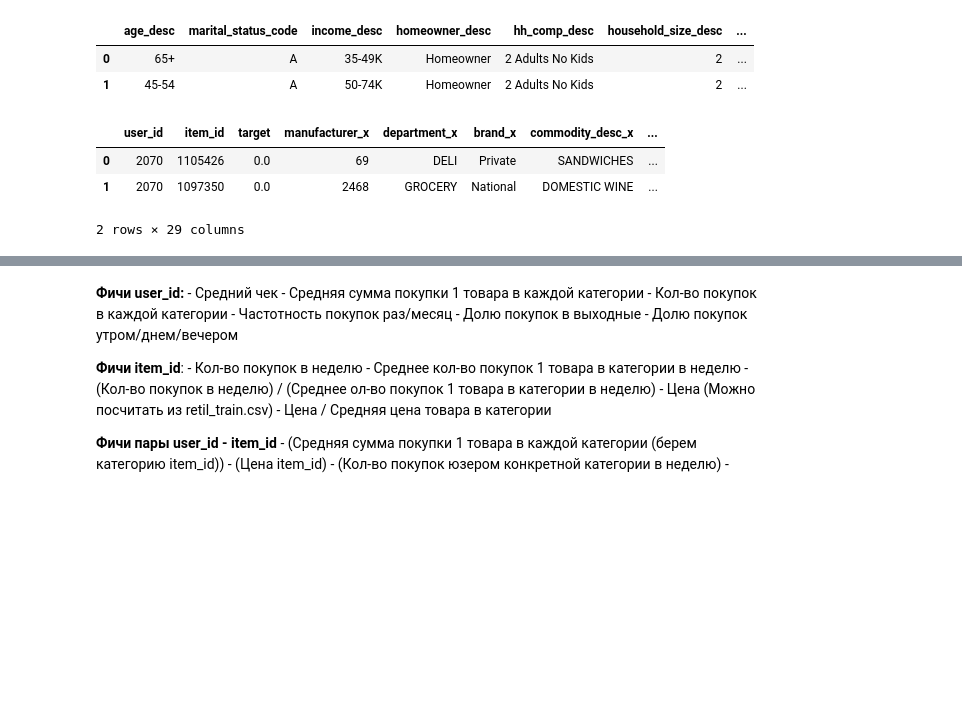
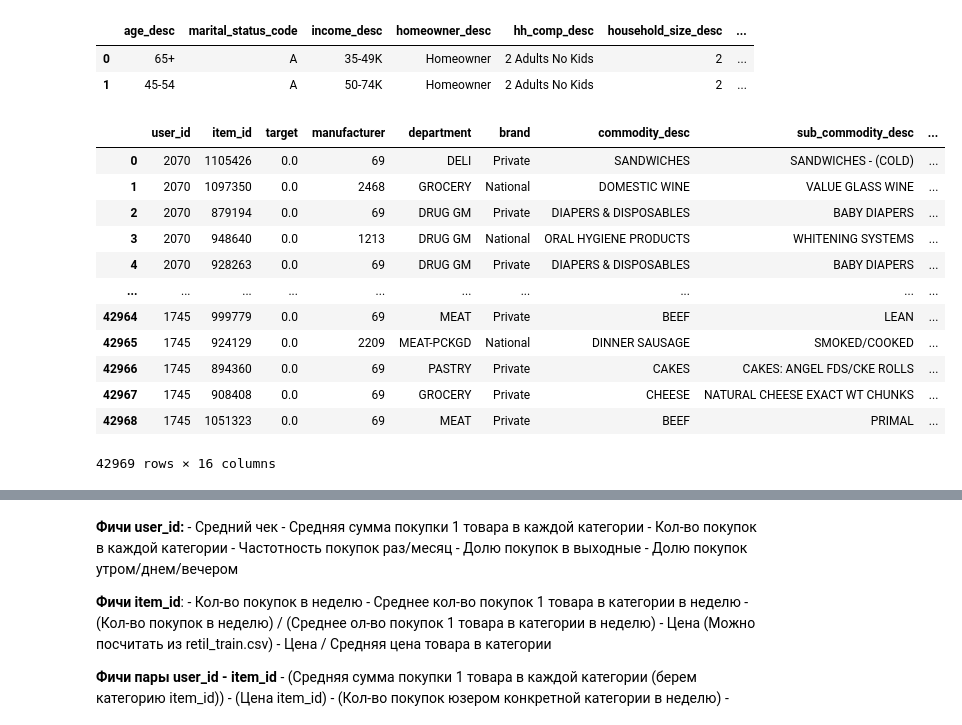
Before and after one commit to NickHlzv/Reccomend_system, a Jupyter notebook: webinar_6/webinar_6.ipynb, the cells around one changed output, grey strips where cells are left out. Saved outputs shown, nothing was run; the diff lists cells and outputs as text; code cells hidden in the pictures; blank space fills up the shorter version.

```diff
--- a/webinar_6/webinar_6.ipynb
+++ b/webinar_6/webinar_6.ipynb
@@ -51,9 +51,9 @@ from src.recommenders import MainRecommender
 # %% [markdown]
 ## Read data
 # %%
-data = pd.read_csv('data/retail_train.csv')
-item_features = pd.read_csv('data/product.csv')
-user_features = pd.read_csv('data/hh_demographic.csv')
+data = pd.read_csv('../data/retail_train.csv')
+item_features = pd.read_csv('../data/product.csv')
+user_features = pd.read_csv('../data/hh_demographic.csv')
 # %% [markdown]
 # Process features dataset
 # %%
@@ -214,3 +213,7 @@ N_PREDICT = 50
+# %%
+# N = Neighbors
+# Тут ставлю 20 чтобы ноутбук быстрее собирался. Мне так удобнее ДЗ выполнять
+N_PREDICT = 20
 # %%
 %%time
 # для понятности расписано все в строчку, без функций, ваша задача уметь оборачивать все это в функции
@@ -376,10 +510,19 @@ user_features.head(2)
 # %%
 df_ranker_train = df_ranker_train.merge(item_features, on='item_id', how='left')
 df_ranker_train = df_ranker_train.merge(user_features, on='user_id', how='left')
 
-df_ranker_train.head(2)
+df_ranker_train
 # %% [output]
-|  | user_id | item_id | target | manufacturer_x | department_x | brand_x | commodity_desc_x | ... |
-| 0 | 2070 | 1105426 | 0.0 | 69 | DELI | Private | SANDWICHES | ... |
-| 1 | 2070 | 1097350 | 0.0 | 2468 | GROCERY | National | DOMESTIC WINE | ... |
+|  | user_id | item_id | target | manufacturer | department | brand | commodity_desc | sub_commodity_desc | ... |
+| 0 | 2070 | 1105426 | 0.0 | 69 | DELI | Private | SANDWICHES | SANDWICHES - (COLD) | ... |
+| 1 | 2070 | 1097350 | 0.0 | 2468 | GROCERY | National | DOMESTIC WINE | VALUE GLASS WINE | ... |
+| 2 | 2070 | 879194 | 0.0 | 69 | DRUG GM | Private | DIAPERS & DISPOSABLES | BABY DIAPERS | ... |
+| 3 | 2070 | 948640 | 0.0 | 1213 | DRUG GM | National | ORAL HYGIENE PRODUCTS | WHITENING SYSTEMS | ... |
+| 4 | 2070 | 928263 | 0.0 | 69 | DRUG GM | Private | DIAPERS & DISPOSABLES | BABY DIAPERS | ... |
+| ... | ... | ... | ... | ... | ... | ... | ... | ... | ... |
+| 42964 | 1745 | 999779 | 0.0 | 69 | MEAT | Private | BEEF | LEAN | ... |
+| 42965 | 1745 | 924129 | 0.0 | 2209 | MEAT-PCKGD | National | DINNER SAUSAGE | SMOKED/COOKED | ... |
+| 42966 | 1745 | 894360 | 0.0 | 69 | PASTRY | Private | CAKES | CAKES: ANGEL FDS/CKE ROLLS | ... |
+| 42967 | 1745 | 908408 | 0.0 | 69 | GROCERY | Private | CHEESE | NATURAL CHEESE EXACT WT CHUNKS | ... |
+| 42968 | 1745 | 1051323 | 0.0 | 69 | MEAT | Private | BEEF | PRIMAL | ... |
-2 rows × 29 columns
+42969 rows × 16 columns
```
Also changed, not shown: parts of 32 cells of this notebook, 1 other file.
